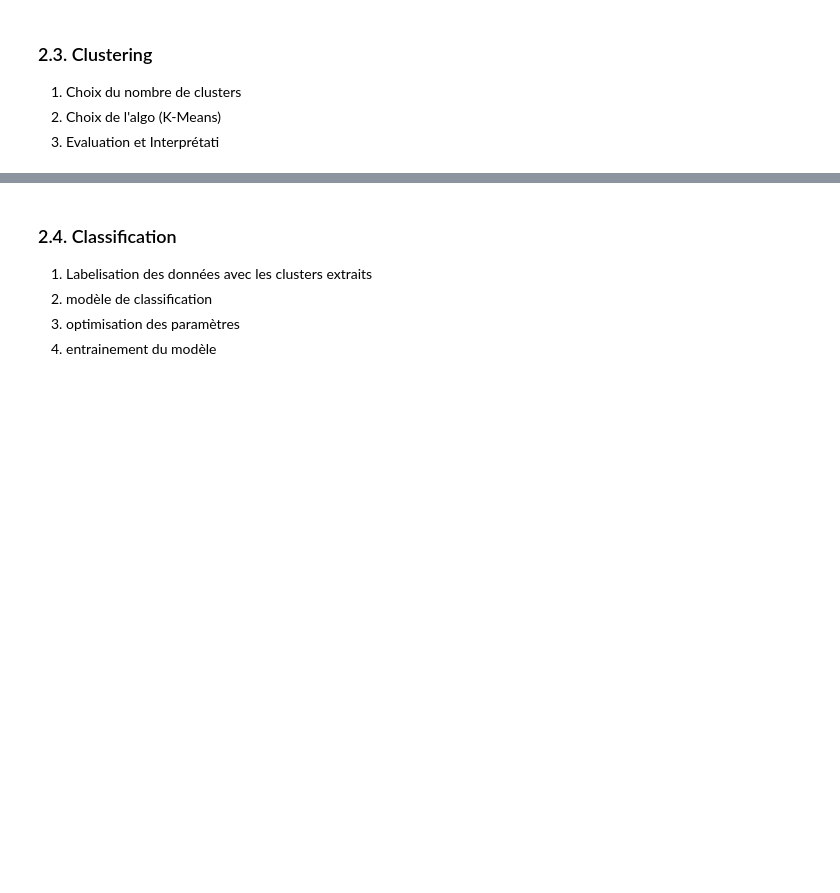
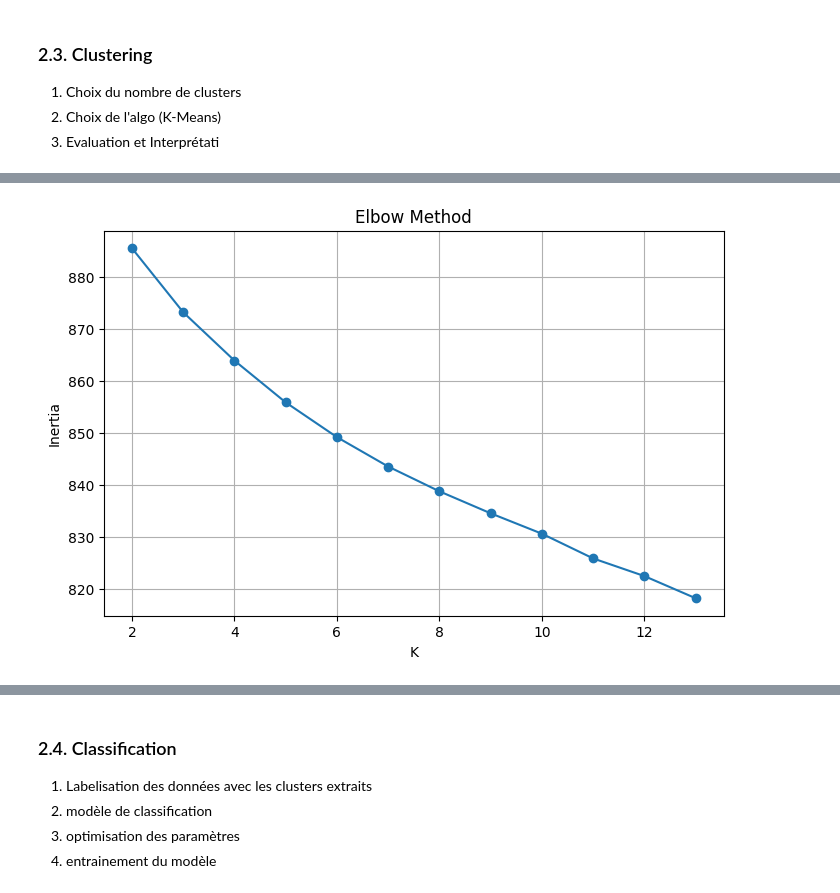
Before and after one commit to realhugoviana/jokes_clustering, a Jupyter notebook: joke_clustering.ipynb, the cells around one changed output, grey strips where cells are left out. Drawn from its saved outputs; the diff is of its cells as text; code cells hidden in the pictures; blank space fills up the shorter version.

Commit message:
Clustering + Classification multilabels

```diff
--- a/joke_clustering.ipynb
+++ b/joke_clustering.ipynb
@@ -49,5 +53,6 @@ Le dataset ici
 path = kagglehub.dataset_download("abhinavmoudgil95/short-jokes")
 
 df = pd.read_csv(os.path.join(path, "shortjokes.csv"))
+df = df.sample(n=1000, random_state=42)
 print(df.head())
 # %% [output]
@@ -92,3 +114,30 @@ Notes:
 1. Choix du nombre de clusters
 2. Choix de l'algo (K-Means)
 3. Evaluation et Interprétati
+# %%
+import matplotlib.pyplot as plt
+from sklearn.cluster import KMeans
+from sklearn.metrics import silhouette_score
+from tqdm.auto import tqdm
+
+df_sample = df.sample(n=1000, random_state=42)
+X = np.vstack(df_sample["embedding"].values)
+
+print("Shape de X :", X.shape)
+
+k_values = list(range(2, 14))
+
+inertias = []
+silhouette_scores = []
+
+for k in tqdm(k_values, desc="Testing K values"):
+    kmeans = KMeans(
+        n_clusters=k,
+        random_state=42,
+        n_init=10
+    )
+
+    labels = kmeans.fit_predict(X)
+
+    inertias.append(kmeans.inertia_)
+    silhouette_scores.append(silhouette_score(X, labels))
@@ -94,0 +160,10 @@ Notes:
+# %%
+plt.figure(figsize=(8, 5))
+plt.plot(k_values, inertias, marker="o")
+plt.xlabel("K")
+plt.ylabel("Inertia")
+plt.title("Elbow Method")
+plt.grid(True)
+plt.show()
+# %% [output]
+[figure, added]
```
Also changed, not shown: parts of 13 cells of this notebook, 1 other file.
